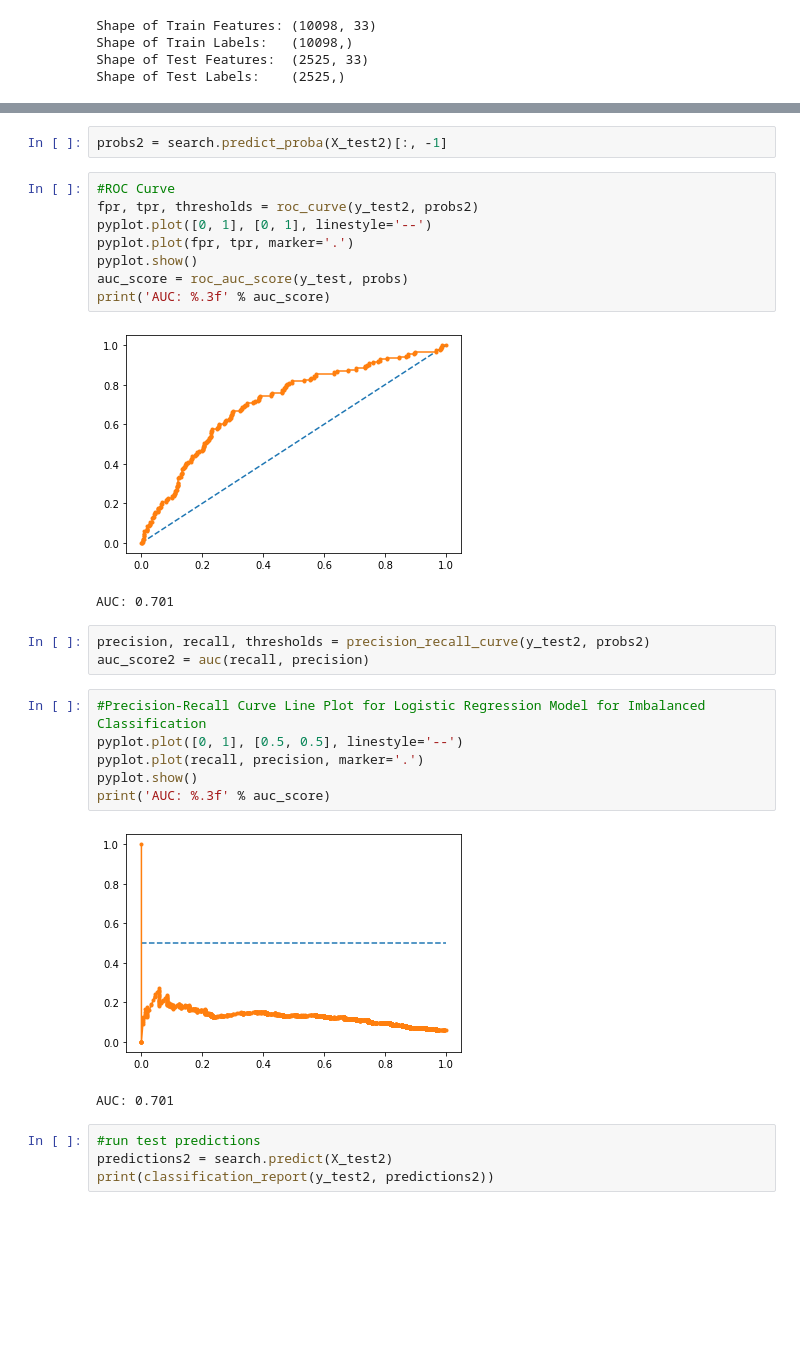
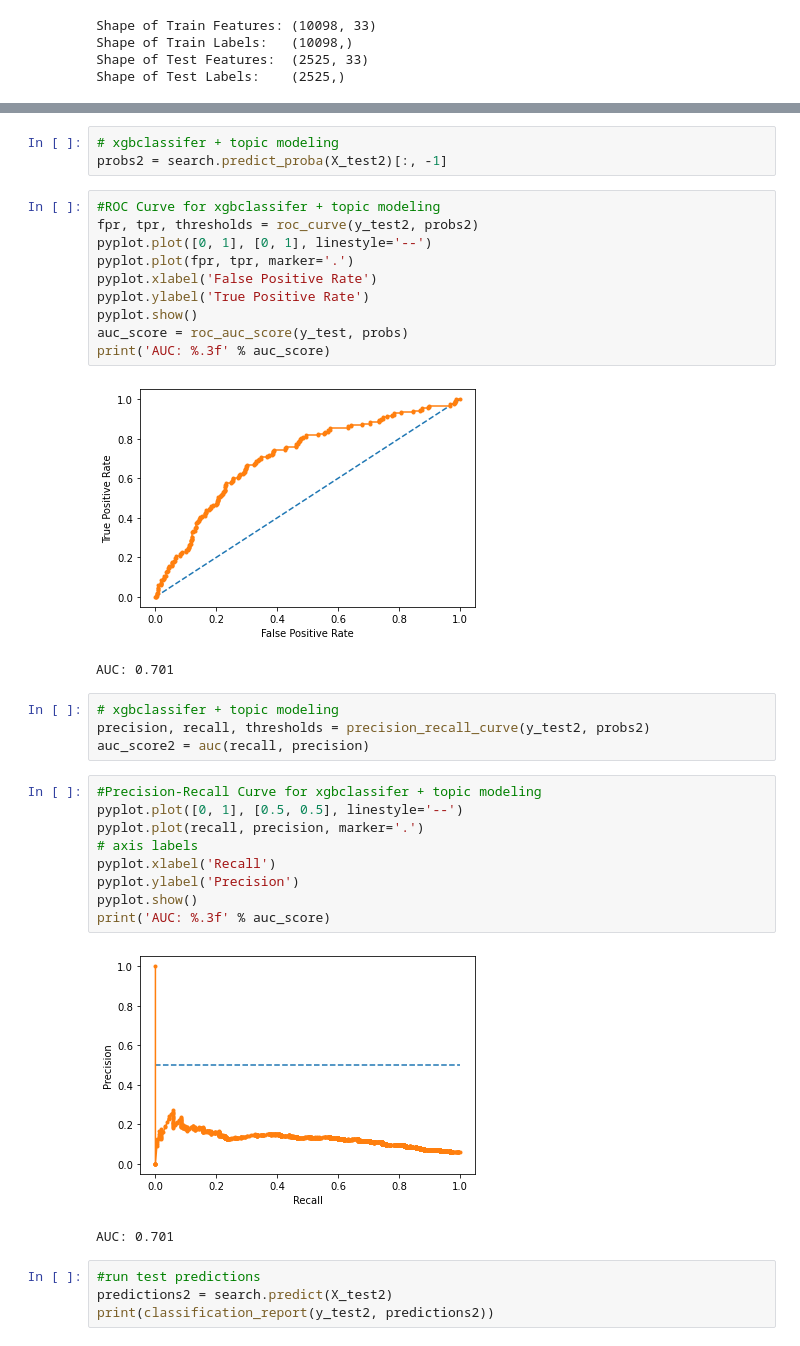
Before and after one commit to agpark1/VC-Sourcing-Model-Unit2-Build, a Jupyter notebook: 2A.ipynb, the cells around one changed output, grey strips where cells are left out. Saved outputs shown, nothing was run; the diff lists cells and outputs as text; blank space fills up the shorter version.

```diff
--- a/2A.ipynb
+++ b/2A.ipynb
@@ -567,29 +573,36 @@ print('Recall', search.best_score_)
 Best Hyperparameters {}
 Recall 0.01049580472921434
 # %%
+# xgbclassifer + topic modeling
 probs2 = search.predict_proba(X_test2)[:, -1]
 # %%
-#ROC Curve
+#ROC Curve for xgbclassifer + topic modeling
 fpr, tpr, thresholds = roc_curve(y_test2, probs2)
 pyplot.plot([0, 1], [0, 1], linestyle='--')
 pyplot.plot(fpr, tpr, marker='.')
+pyplot.xlabel('False Positive Rate')
+pyplot.ylabel('True Positive Rate')
 pyplot.show()
 auc_score = roc_auc_score(y_test, probs)
 print('AUC: %.3f' % auc_score)
 # %% [output]
-[figure, old version]
+[figure, new version]
 AUC: 0.701
 # %%
+# xgbclassifer + topic modeling
 precision, recall, thresholds = precision_recall_curve(y_test2, probs2)
 auc_score2 = auc(recall, precision)
 # %%
-#Precision-Recall Curve Line Plot for Logistic Regression Model for Imbalanced Classification
+#Precision-Recall Curve for xgbclassifer + topic modeling
 pyplot.plot([0, 1], [0.5, 0.5], linestyle='--')
 pyplot.plot(recall, precision, marker='.')
+# axis labels
+pyplot.xlabel('Recall')
+pyplot.ylabel('Precision')
 pyplot.show()
 print('AUC: %.3f' % auc_score)
 # %% [output]
-[figure, old version]
+[figure, new version]
 AUC: 0.701
 # %%
 #run test predictions
```
Also changed, not shown: parts of 27 cells of this notebook, 2 other files.
